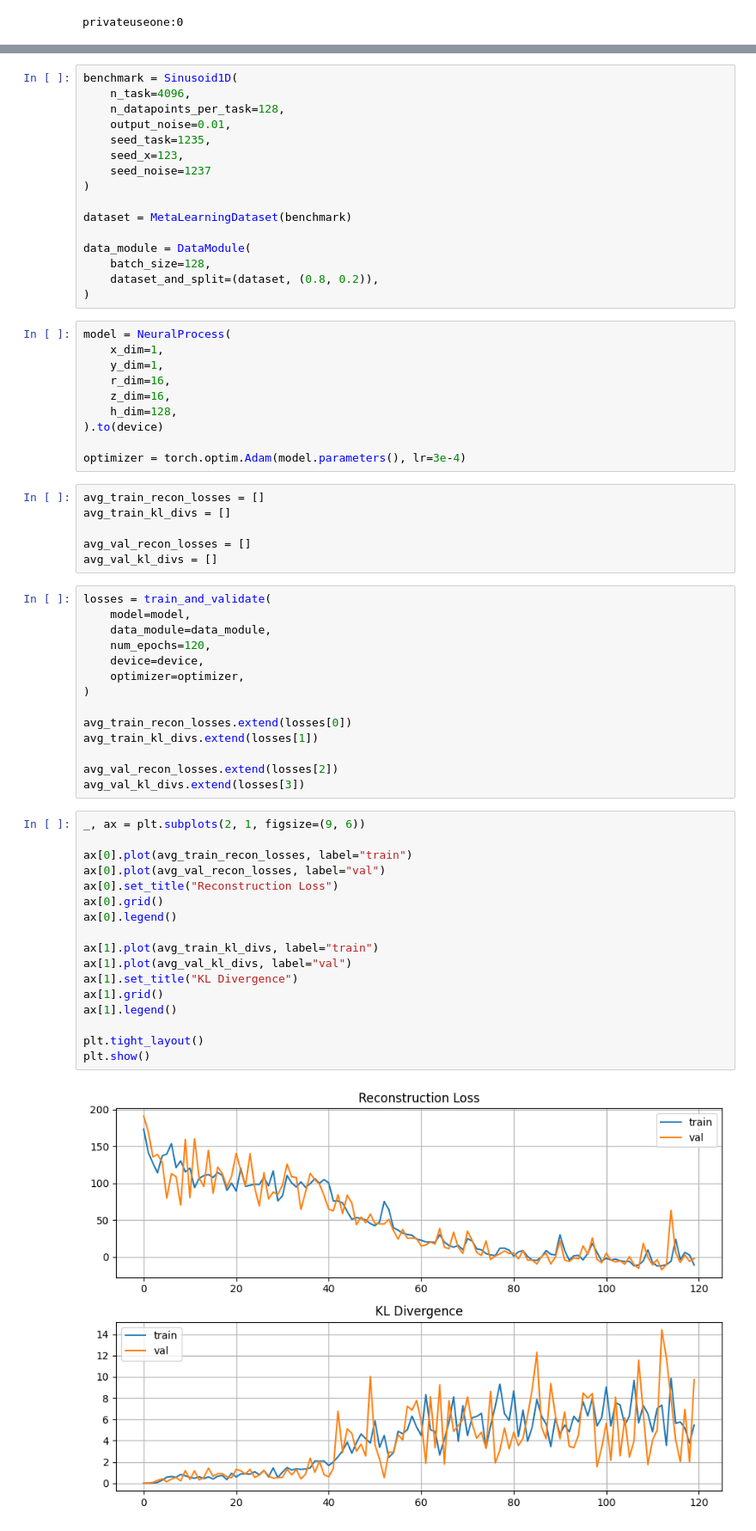
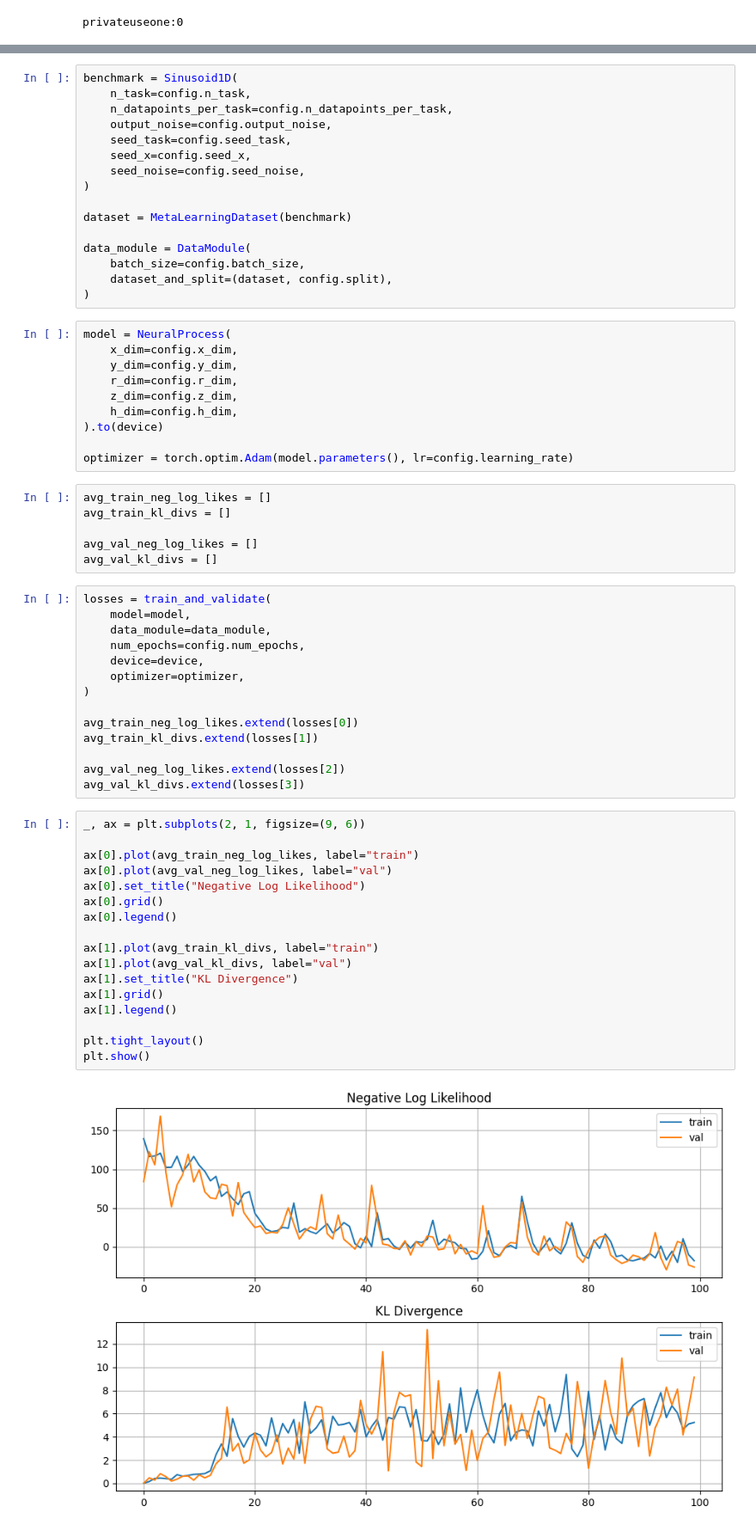
Before and after one commit to ChickNCurry/diffusion-vi-neural-processes, a Jupyter notebook: neural-process/code/new/experiment_1d.ipynb, the cells around one changed output, grey strips where cells are left out. Shown: that part at 86% size. Saved outputs shown, nothing was run; the diff lists cells and outputs as text.

```diff
--- a/neural-process/code/new/experiment_1d.ipynb
+++ b/neural-process/code/new/experiment_1d.ipynb
@@ -20,68 +51,68 @@ privateuseone:0
 # %%
 benchmark = Sinusoid1D(
-    n_task=4096,
-    n_datapoints_per_task=128,
-    output_noise=0.01,
-    seed_task=1235,
-    seed_x=123,
-    seed_noise=1237
+    n_task=config.n_task,
+    n_datapoints_per_task=config.n_datapoints_per_task,
+    output_noise=config.output_noise,
+    seed_task=config.seed_task,
+    seed_x=config.seed_x,
+    seed_noise=config.seed_noise,
 )
 
 dataset = MetaLearningDataset(benchmark)
 
 data_module = DataModule(
-    batch_size=128,
-    dataset_and_split=(dataset, (0.8, 0.2)),
+    batch_size=config.batch_size,
+    dataset_and_split=(dataset, config.split),
 )
 # %%
 model = NeuralProcess(
-    x_dim=1,
-    y_dim=1,
-    r_dim=16,
-    z_dim=16,
-    h_dim=128,
+    x_dim=config.x_dim,
+    y_dim=config.y_dim,
+    r_dim=config.r_dim,
+    z_dim=config.z_dim,
+    h_dim=config.h_dim,
 ).to(device)
 
-optimizer = torch.optim.Adam(model.parameters(), lr=3e-4)
+optimizer = torch.optim.Adam(model.parameters(), lr=config.learning_rate)
 # %%
-avg_train_recon_losses = []
+avg_train_neg_log_likes = []
 avg_train_kl_divs = []
 
-avg_val_recon_losses = []
+avg_val_neg_log_likes = []
 avg_val_kl_divs = []
 # %%
 losses = train_and_validate(
     model=model,
     data_module=data_module,
-    num_epochs=120,
+    num_epochs=config.num_epochs,
     device=device,
     optimizer=optimizer,
 )
 
-avg_train_recon_losses.extend(losses[0])
+avg_train_neg_log_likes.extend(losses[0])
 avg_train_kl_divs.extend(losses[1])
 
-avg_val_recon_losses.extend(losses[2])
+avg_val_neg_log_likes.extend(losses[2])
 avg_val_kl_divs.extend(losses[3])
 # %%
 _, ax = plt.subplots(2, 1, figsize=(9, 6))
 
-ax[0].plot(avg_train_recon_losses, label="train")
-ax[0].plot(avg_val_recon_losses, label="val")
-ax[0].set_title("Reconstruction Loss")
+ax[0].plot(avg_train_neg_log_likes, label="train")
+ax[0].plot(avg_val_neg_log_likes, label="val")
+ax[0].set_title("Negative Log Likelihood")
 ax[0].grid()
 ax[0].legend()
 
 ax[1].plot(avg_train_kl_divs, label="train")
 ax[1].plot(avg_val_kl_divs, label="val")
 ax[1].set_title("KL Divergence")
 ax[1].grid()
 ax[1].legend()
 
 plt.tight_layout()
 plt.show()
 # %% [output]
-[figure, old version]
+[figure, new version]
 # %%
 gen_dataloader = torch.utils.data.DataLoader(dataset=dataset, batch_size=1, shuffle=True)
 
```
Also changed, not shown: parts of 5 cells of this notebook, 6 other files.
